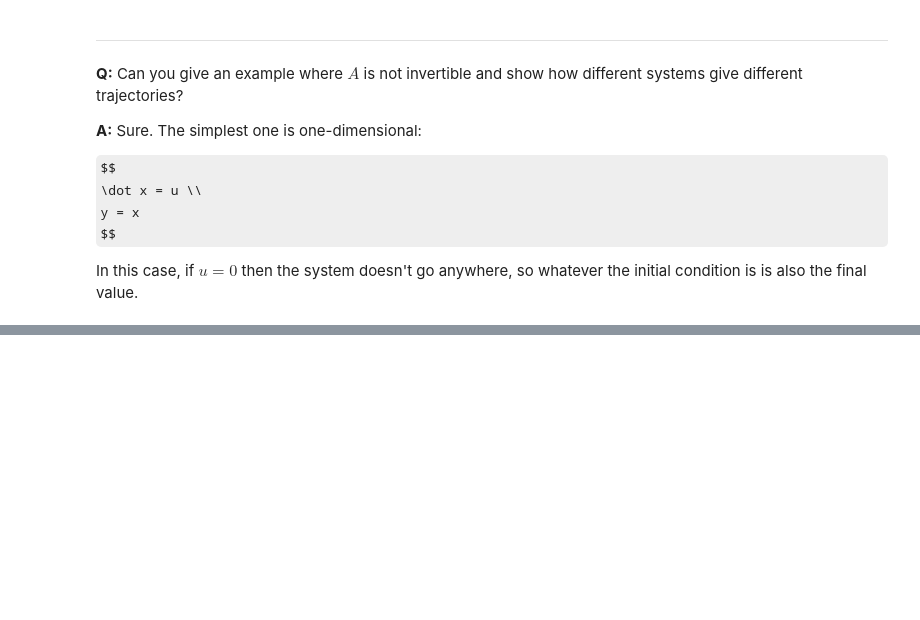
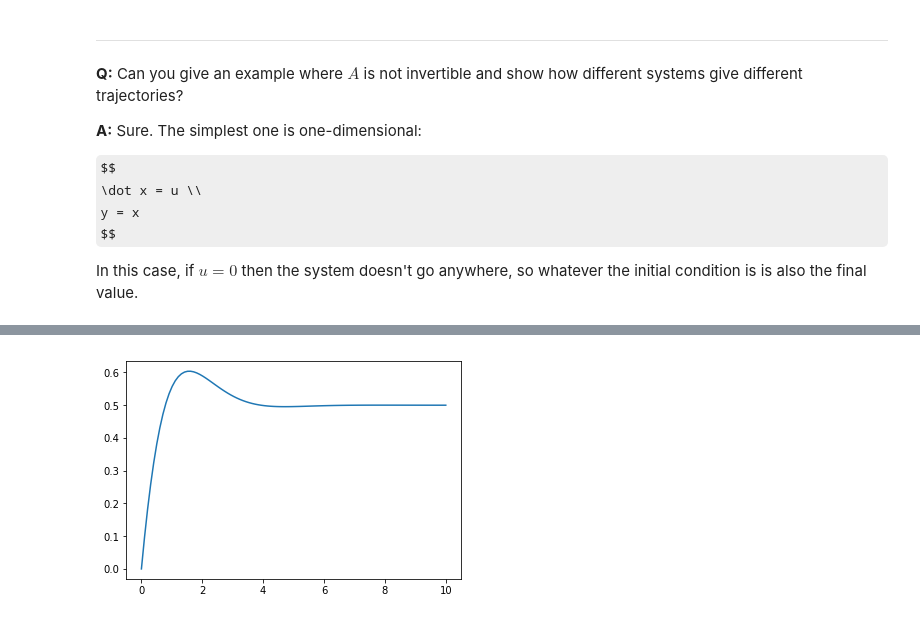
Before and after one commit to klavins/ECE447, a Jupyter notebook: lectures/FAQ.ipynb, the cells around one changed output, grey strips where cells are left out. Saved outputs shown, nothing was run; the diff lists cells and outputs as text; code cells hidden in the pictures; some formulas as TeX source; blank space fills up the shorter version.

```diff
--- a/lectures/FAQ.ipynb
+++ b/lectures/FAQ.ipynb
@@ -257,0 +457,8 @@ In this case, if $u=0$ then the system doesn't go anywhere, so whatever the init
+# %%
+# Method 2: Use the same function, but with numpy and matplotlib
+
+tvals = np.linspace(0,10,100);
+f = lambdify(t,y,'numpy');
+plt.plot(tvals,f(tvals));
+# %% [output]
+[figure, added]
```
Also changed, not shown: parts of 21 cells of this notebook.
